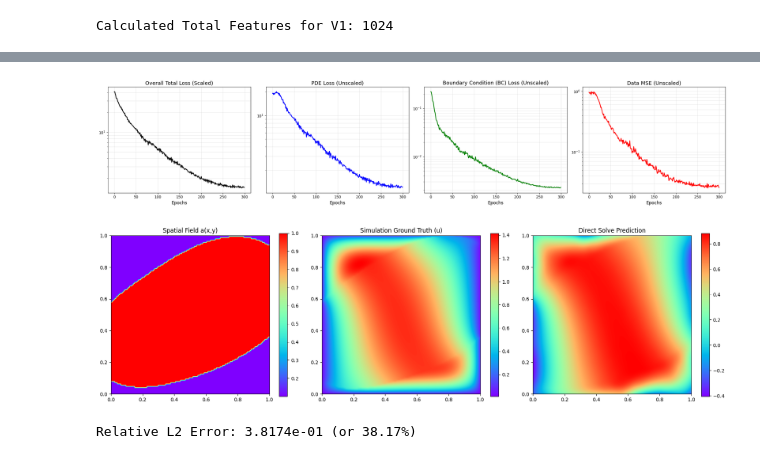
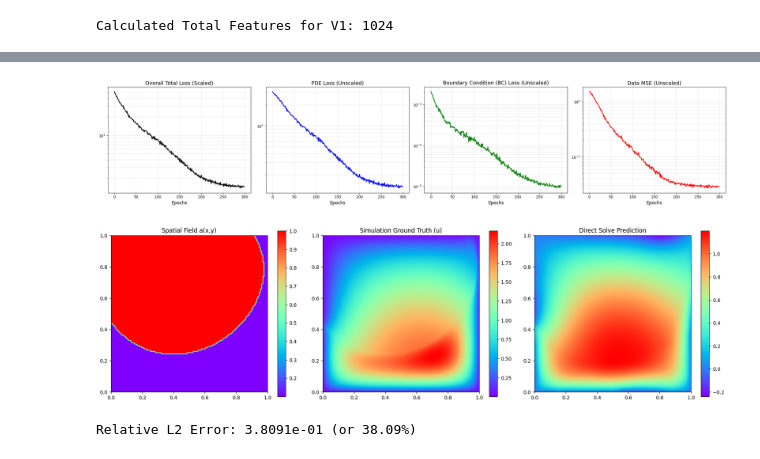
Before and after one commit to wang-yuancheng/piml, a Jupyter notebook: notebooks/darcy_flow_solver_direct.ipynb, the cells around one changed output, grey strips where cells are left out. Cells and saved outputs as stored; diff of their text form; code cells hidden in the pictures.

```diff
--- a/notebooks/darcy_flow_solver_direct.ipynb
+++ b/notebooks/darcy_flow_solver_direct.ipynb
@@ -209,18 +205,18 @@ print(f"DataLoaders ready! (Train: {n_train}, Val: {n_val}, Test: {n_test})")
 DataLoaders ready! (Train: 10, Val: 5, Test: 5)
 # %%
 epochs = 300
-M = 1024
+M = 512
 chunk_size = 256
-hidden_layers = [1024, 1024, 1024, 1024]
+hidden_layers = [256,256,256,256]
 
 total_features = hidden_layers[-1]
 # sum(hidden_layers)
 
 sigma = 1
 tik_reg_fixed = 1e-5
-matrix_bc_weight = 1e2
+matrix_bc_weight = 1e4
 pde_loss_weight = 1.0
-bc_loss_weight = 1e3
+bc_loss_weight = 1e4
 data_loss_weight = 0
 
 rff_key = jax.random.PRNGKey(99)
@@ -325,7 +321,7 @@ f_dir_chunk_spatial_vmap = vmap(get_f_dir_chunk, in_axes=(None, 0, 0, None, None
 u_dir_spatial_vmap = vmap(get_u_dir, in_axes=(None, 0, 0, None))
 # %%
 total_steps = epochs * len(train_dataloader)
-lr_schedule = optax.cosine_decay_schedule(init_value=5e-4, decay_steps=total_steps, alpha=0.01)
+lr_schedule = optax.cosine_decay_schedule(init_value=1e-3, decay_steps=total_steps, alpha=0.01)
 optimizer = optax.adamw(learning_rate=lr_schedule, weight_decay=1e-4)
 
 # The vmap now ONLY handles the lightweight array multiplication
@@ -460,7 +456,7 @@ opt_state = optimizer.init(params)
 rng = jax.random.PRNGKey(42)
 
 total_points = x.shape[0]
-spatial_batch_size = 5000
+spatial_batch_size = 15000
 total_bc_points = x_bc.shape[0]
 bc_batch_size = 512
 
@@ -569,10 +565,10 @@ for ax in axes:
 plt.tight_layout()
 plt.show()
 # %% [output]
-[figure, old version]
+[figure, new version]
 # %%
 # --- Predict & Evaluate on Test Sample ---
-test_idx = 0
+test_idx = 2
 a_sample, a_x_sample, a_y_sample, u_sim_sample = test_dataset[test_idx]
 
 # Expand dims to act as a batch of 1
@@ -612,34 +608,34 @@ y_orig = jnp.array(Y_orig.reshape(-1, 1))
 f_orig = f_spatial_vmap(params, x_orig, y_orig)
 u_pred_orig = jnp.dot(f_orig, w_plot[0])
 
 # --- Dynamic Plotting ---
 a_plot = raw_a_sim.T
 u_sim_plot = raw_u_sim.T
 u_pred_plot = u_pred_orig.reshape(nx, ny).T
 
 vmin_true = float(jnp.min(u_sim_plot))
 vmax_true = float(jnp.max(u_sim_plot))
 
 # Hardcode the true mathematical domain limits
 ext = [0.0, 1.0, 0.0, 1.0]
 fig, axes = plt.subplots(1, 3, figsize=(18, 5))
 
 mesh1 = axes[0].imshow(a_plot, interpolation='bilinear', origin='lower', cmap='rainbow', extent=ext, aspect=1.)
 fig.colorbar(mesh1, ax=axes[0])
 axes[0].set_title(f'Spatial Field a(x,y)')
 
 mesh2 = axes[1].imshow(u_sim_plot, interpolation='bilinear', origin='lower', cmap='rainbow', extent=ext, aspect=1)
 fig.colorbar(mesh2, ax=axes[1])
 axes[1].set_title('Simulation Ground Truth (u)')
 
 mesh3 = axes[2].imshow(u_pred_plot, interpolation='bilinear', origin='lower', cmap='rainbow', extent=ext, aspect=1)
 fig.colorbar(mesh3, ax=axes[2])
 axes[2].set_title('Direct Solve Prediction')
 
 plt.tight_layout()
 plt.show()
 # %% [output]
-[figure, old version]
+[figure, new version]
 # %%
 # --- Relative L2 Error ---
 error_l2_norm = jnp.linalg.norm(u_pred_orig.flatten() - raw_u_sim.flatten())
@@ -647,4 +643,4 @@ true_l2_norm = jnp.linalg.norm(raw_u_sim.flatten())
 relative_l2 = error_l2_norm / true_l2_norm
 print(f"Relative L2 Error: {relative_l2:.4e} (or {relative_l2 * 100:.2f}%)")
 # %% [output]
-Relative L2 Error: 3.8174e-01 (or 38.17%)
+Relative L2 Error: 3.8091e-01 (or 38.09%)
```
Also changed, not shown: parts of 3 cells of this notebook, 5 other files.
